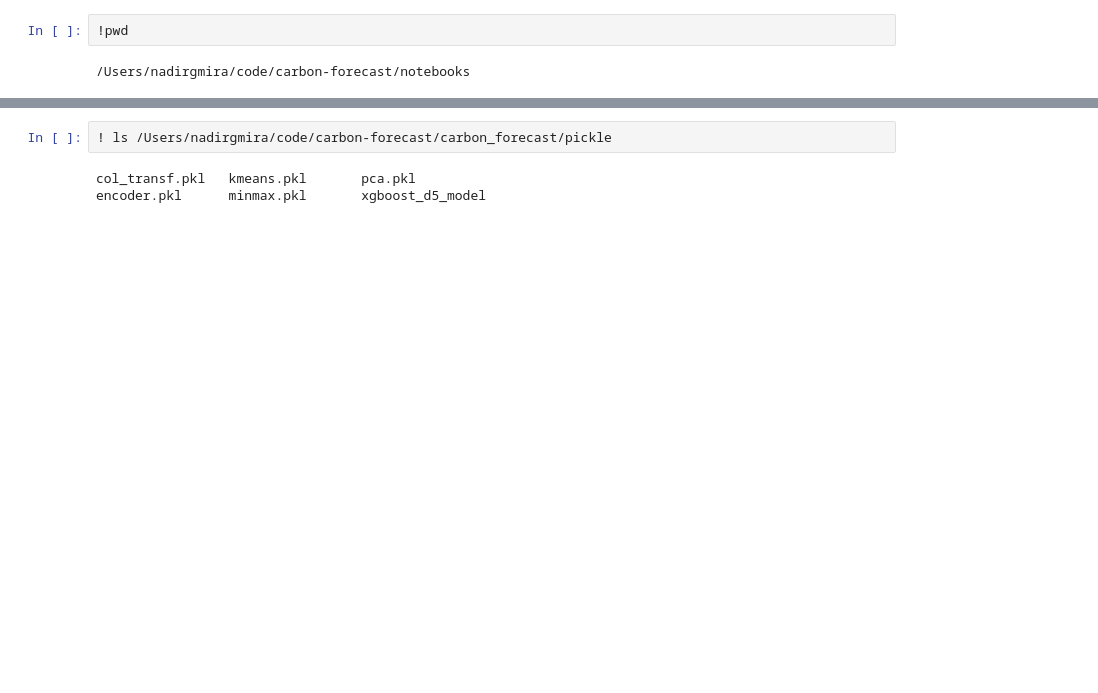
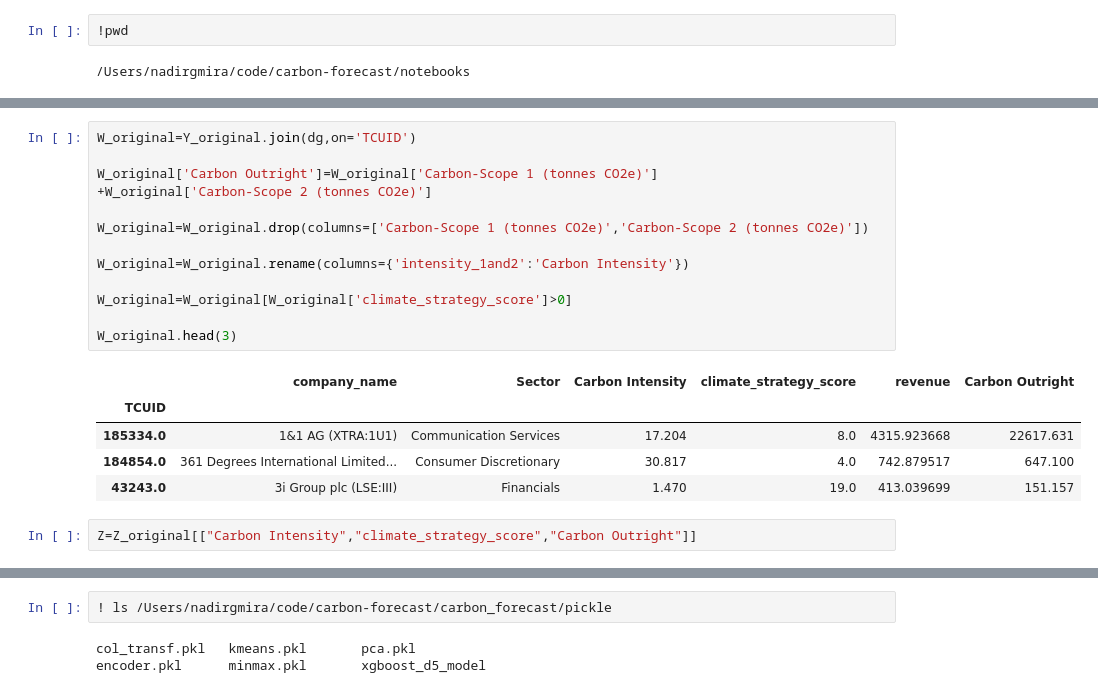
Before and after one commit to leocmcheung/carbon-forecast, a Jupyter notebook: notebooks/Nadir_KNN.ipynb, the cells around one changed output, grey strips where cells are left out. Saved outputs shown, nothing was run; the diff lists cells and outputs as text; blank space fills up the shorter version.

```diff
--- a/notebooks/Nadir_KNN.ipynb
+++ b/notebooks/Nadir_KNN.ipynb
@@ -341,0 +128,21 @@ Text(0.5, 0, 'k cluster number')
+# %%
+W_original=Y_original.join(dg,on='TCUID')
+
+W_original['Carbon Outright']=W_original['Carbon-Scope 1 (tonnes CO2e)']
++W_original['Carbon-Scope 2 (tonnes CO2e)']
+
+W_original=W_original.drop(columns=['Carbon-Scope 1 (tonnes CO2e)','Carbon-Scope 2 (tonnes CO2e)'])
+
+W_original=W_original.rename(columns={'intensity_1and2':'Carbon Intensity'})
+
+W_original=W_original[W_original['climate_strategy_score']>0]
+
+W_original.head(3)
+# %% [output]
+|  | company_name | Sector | Carbon Intensity | climate_strategy_score | revenue | Carbon Outright |
+| TCUID |  |  |  |  |  |  |
+| 185334.0 | 1&1 AG (XTRA:1U1) | Communication Services | 17.204 | 8.0 | 4315.923668 | 22617.631 |
+| 184854.0 | 361 Degrees International Limited... | Consumer Discretionary | 30.817 | 4.0 | 742.879517 | 647.100 |
+| 43243.0 | 3i Group plc (LSE:III) | Financials | 1.470 | 19.0 | 413.039699 | 151.157 |
+# %%
+Z=Z_original[["Carbon Intensity","climate_strategy_score","Carbon Outright"]]
```
Also changed, not shown: parts of 121 cells of this notebook, 1 other file.
